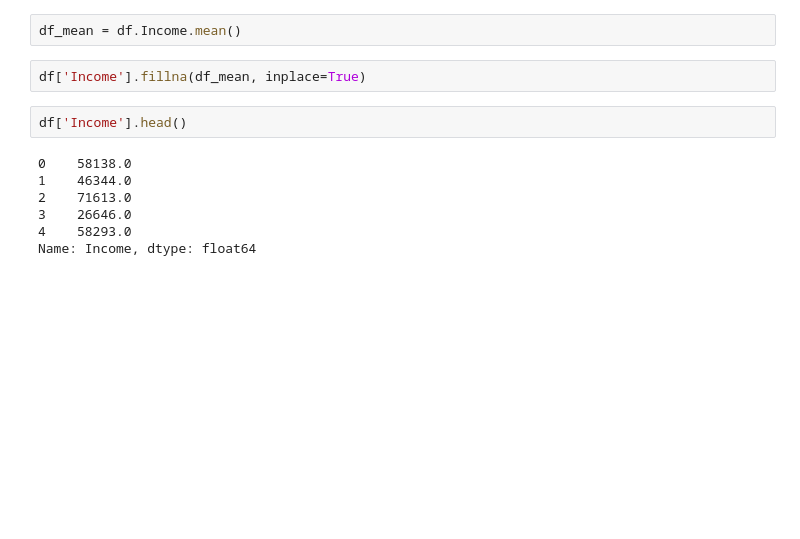
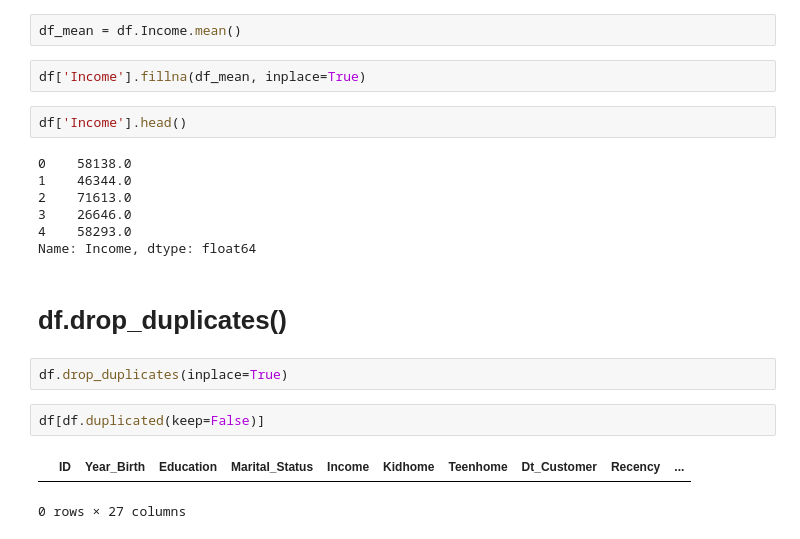
Before and after one commit to DeanChugall/Ai-za-SVE-Pandas_BLOGs, a Jupyter notebook: 20-Pandas-Funkcija/20-PandasFunkcija.ipynb, the cells around one changed output. Saved outputs shown, nothing was run; the diff lists cells and outputs as text; blank space fills up the shorter version.

Commit message:
# Implementirana Pandas funkcija:  - df.drop_duplicates(inplace=True)

```diff
--- a/20-Pandas-Funkcija/20-PandasFunkcija.ipynb
+++ b/20-Pandas-Funkcija/20-PandasFunkcija.ipynb
@@ -198,3 +198,12 @@ df['Income'].head()
 3    26646.0
 4    58293.0
 Name: Income, dtype: float64
+# %% [markdown]
+# df.drop_duplicates()
+# %%
+df.drop_duplicates(inplace=True)
+# %%
+df[df.duplicated(keep=False)]
+# %% [output]
+|  | ID | Year_Birth | Education | Marital_Status | Income | Kidhome | Teenhome | Dt_Customer | Recency | ... |
+0 rows × 27 columns
```
